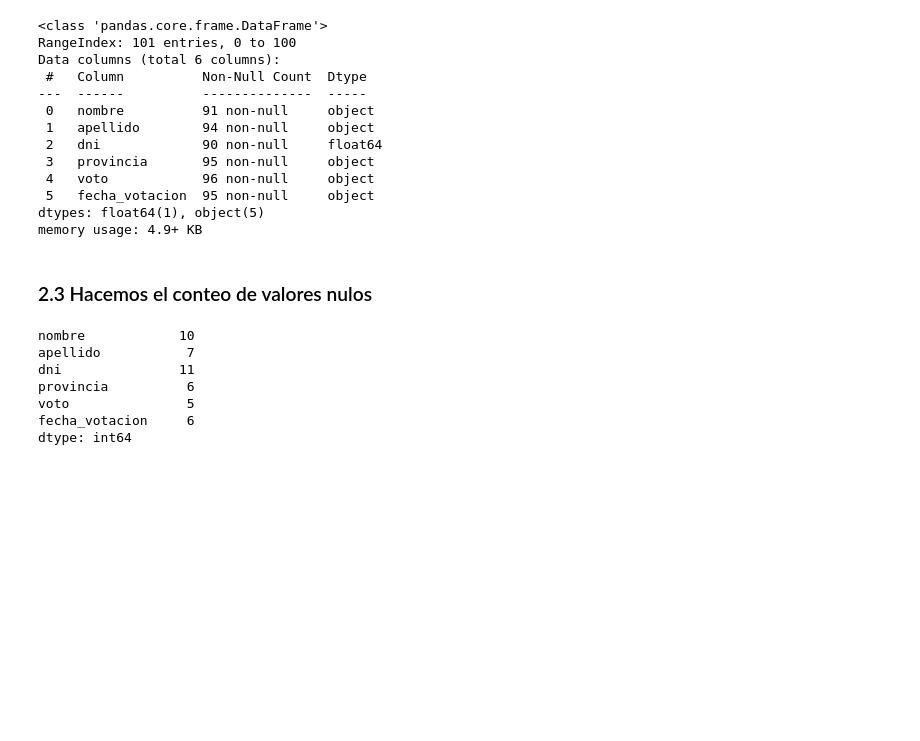
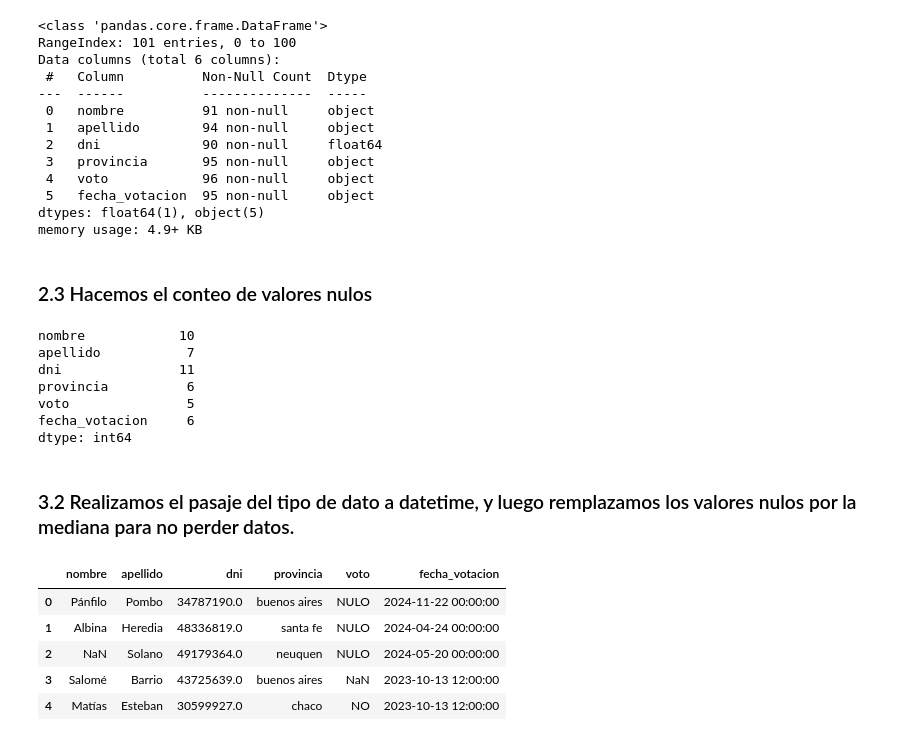
Before and after one commit to CrisDeCrisis/tlp3-parcial1-Cristian-Gonzalez, a Jupyter notebook: main.ipynb, the cells around one changed output. Cells and saved outputs as stored; diff of their text form; code cells hidden in the pictures; blank space fills up the shorter version.

```diff
--- a/main.ipynb
+++ b/main.ipynb
@@ -145,3 +146,18 @@ provincia          6
 voto               5
 fecha_votacion     6
 dtype: int64
+# %% [markdown]
+### 3.2 Realizamos el pasaje del tipo de dato a datetime, y luego remplazamos los valores nulos por la mediana para no perder datos.
+# %%
+df['fecha_votacion'] = pd.to_datetime(df['fecha_votacion'], errors='coerce')
+
+df['fecha_votacion'] = df['fecha_votacion'].fillna(df['fecha_votacion'].median())
+
+df.head()
+# %% [output]
+|  | nombre | apellido | dni | provincia | voto | fecha_votacion |
+| 0 | Pánfilo | Pombo | 34787190.0 | buenos aires | NULO | 2024-11-22 00:00:00 |
+| 1 | Albina | Heredia | 48336819.0 | santa fe | NULO | 2024-04-24 00:00:00 |
+| 2 | NaN | Solano | 49179364.0 | neuquen | NULO | 2024-05-20 00:00:00 |
+| 3 | Salomé | Barrio | 43725639.0 | buenos aires | NaN | 2023-10-13 12:00:00 |
+| 4 | Matías | Esteban | 30599927.0 | chaco | NO | 2023-10-13 12:00:00 |
```
Also changed, not shown: parts of 15 cells of this notebook.
